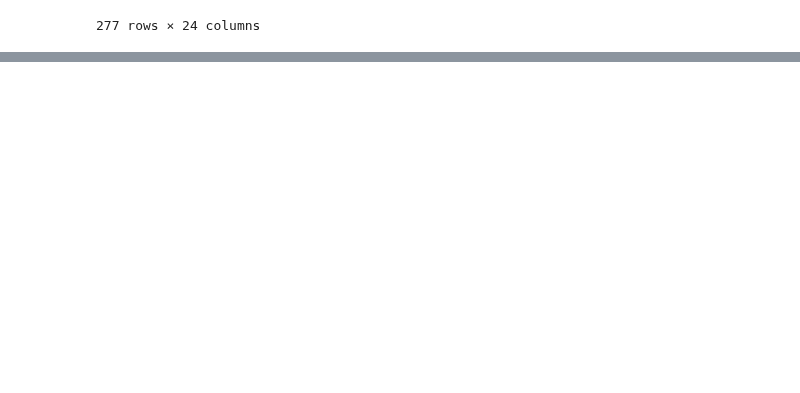
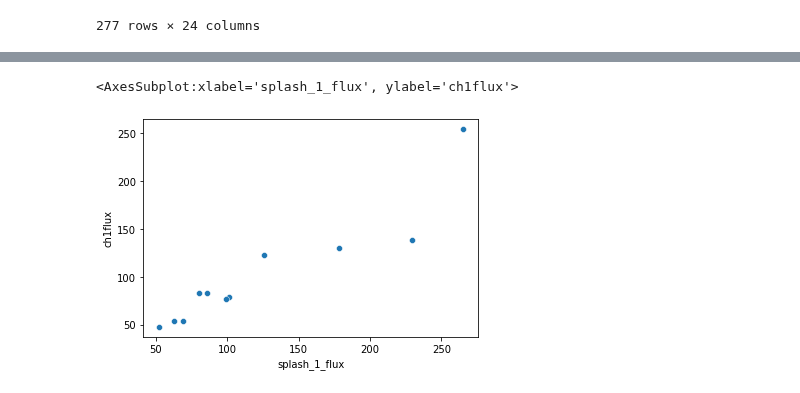
Before and after one commit to nasa-fornax/fornax-demo-notebooks, a Jupyter notebook: IRAC_tractor_script.ipynb, the cells around one changed output, grey strips where cells are left out. Cells and saved outputs as stored; diff of their text form; code cells hidden in the pictures; blank space fills up the shorter version.

```diff
--- a/IRAC_tractor_script.ipynb
+++ b/IRAC_tractor_script.ipynb
@@ -357,3 +394,11 @@ df
 # %%
 #once I have this working on multiple galaxies, should plot my fluxes vs. catalog fluxes
 #and hope I see a straightline with a slope of 1
+
+#first shrink the dataframe to only those rows where I have tractor photometry
+df_tractor = df[df.ch1flux> 0]
+
+sns.scatterplot(data = df_tractor, x = "splash_1_flux", y = "ch1flux")
+# %% [output]
+<AxesSubplot:xlabel='splash_1_flux', ylabel='ch1flux'>
+[figure, added]
```
Also changed, not shown: parts of 5 cells of this notebook.
